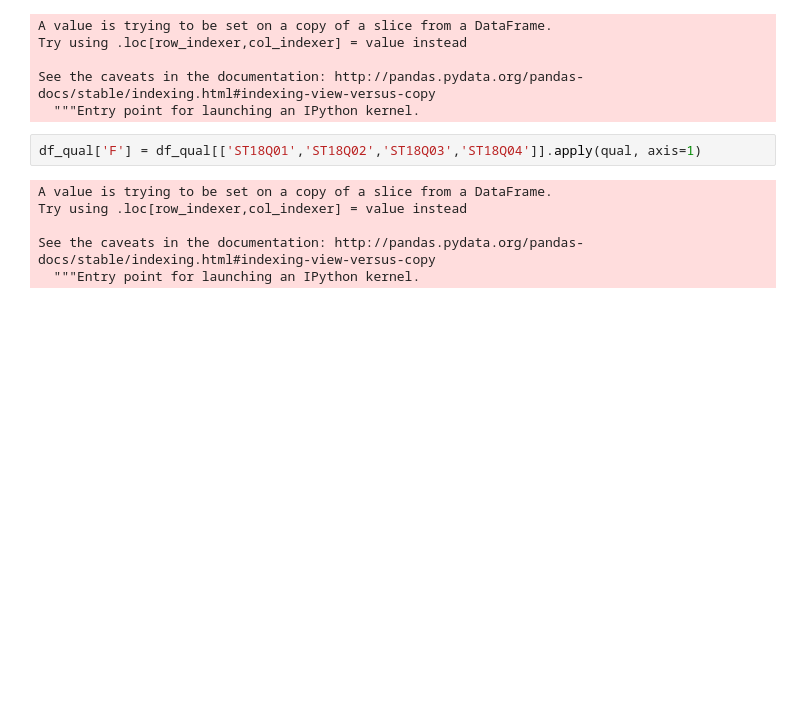
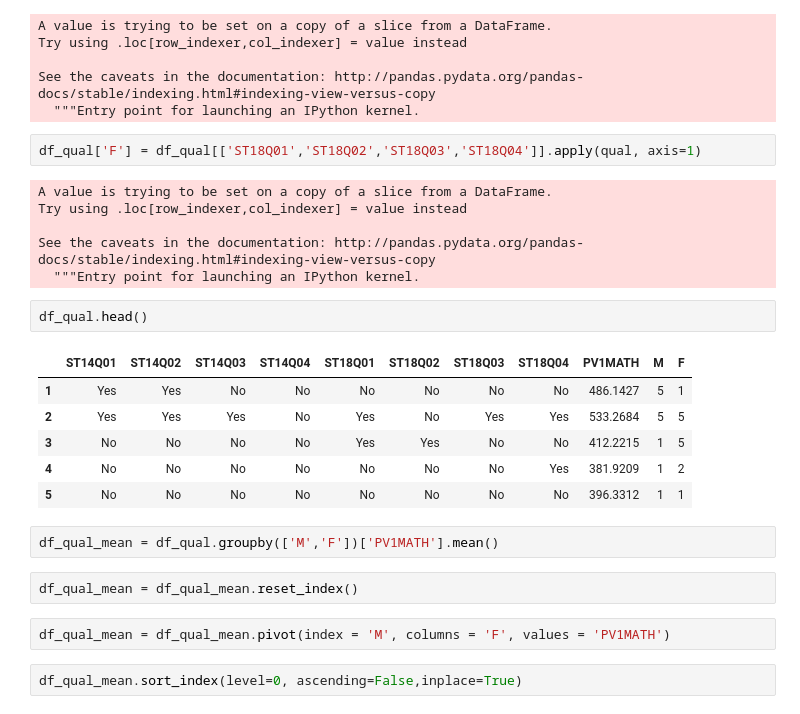
Before and after one commit to jgu1989/UdacityDataAnalystNanodegree, a Jupyter notebook: 5_Communicate_Data_Findings/pisa.ipynb, the cells around one changed output. Cells and saved outputs as stored; diff of their text form; blank space fills up the shorter version.

```diff
--- a/5_Communicate_Data_Findings/pisa.ipynb
+++ b/5_Communicate_Data_Findings/pisa.ipynb
@@ -351,3 +353,20 @@ Try using .loc[row_indexer,col_indexer] = value instead
 
 See the caveats in the documentation: http://pandas.pydata.org/pandas-docs/stable/indexing.html#indexing-view-versus-copy
   """Entry point for launching an IPython kernel.
+# %%
+df_qual.head()
+# %% [output]
+|  | ST14Q01 | ST14Q02 | ST14Q03 | ST14Q04 | ST18Q01 | ST18Q02 | ST18Q03 | ST18Q04 | PV1MATH | M | F |
+| 1 | Yes | Yes | No | No | No | No | No | No | 486.1427 | 5 | 1 |
+| 2 | Yes | Yes | Yes | No | Yes | No | Yes | Yes | 533.2684 | 5 | 5 |
+| 3 | No | No | No | No | Yes | Yes | No | No | 412.2215 | 1 | 5 |
+| 4 | No | No | No | No | No | No | No | Yes | 381.9209 | 1 | 2 |
+| 5 | No | No | No | No | No | No | No | No | 396.3312 | 1 | 1 |
+# %%
+df_qual_mean = df_qual.groupby(['M','F'])['PV1MATH'].mean()
+# %%
+df_qual_mean = df_qual_mean.reset_index()
+# %%
+df_qual_mean = df_qual_mean.pivot(index = 'M', columns = 'F', values = 'PV1MATH')
+# %%
+df_qual_mean.sort_index(level=0, ascending=False,inplace=True)
```
Also changed, not shown: parts of 16 cells of this notebook.
